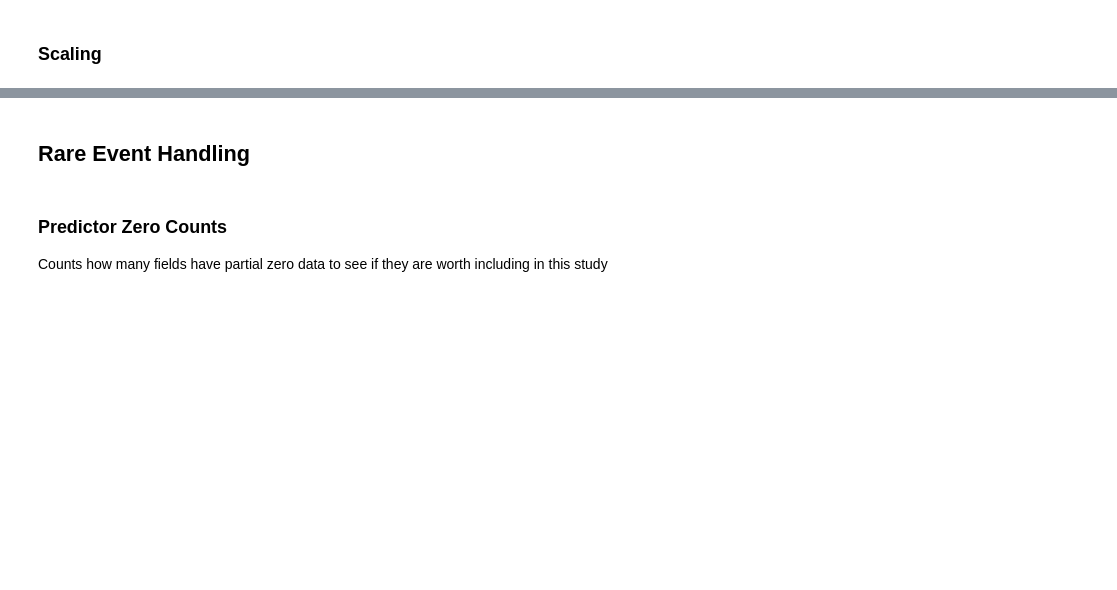
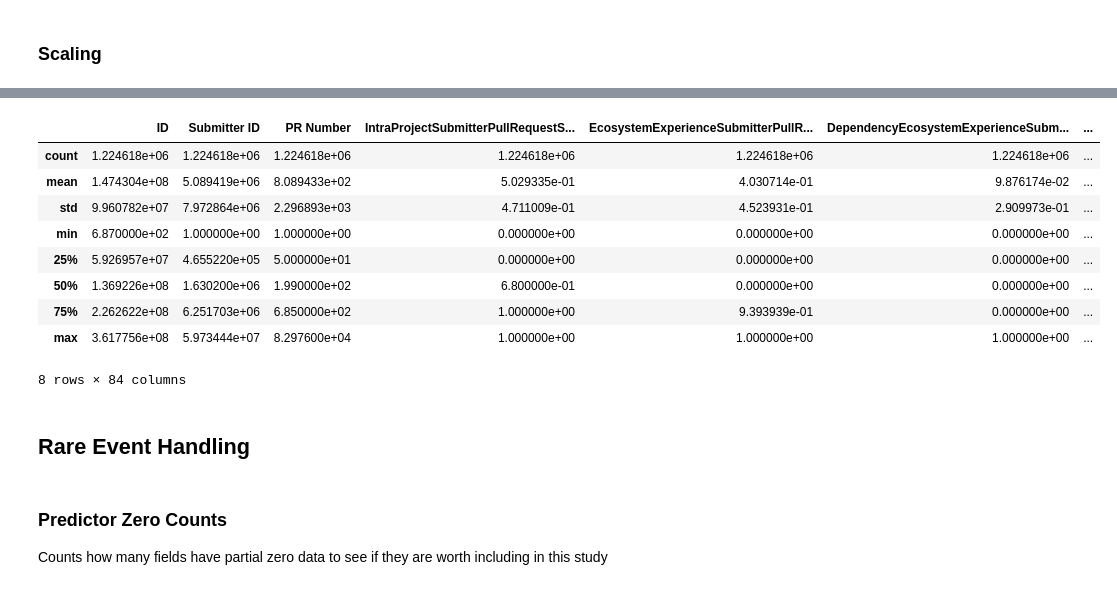
Before and after one commit to wmeijer221/msc_thesis, a Jupyter notebook: python_proj/modelling/notebooks/visualization.ipynb, the cells around one changed output, grey strips where cells are left out. Drawn from its saved outputs; the diff is of its cells as text; code cells hidden in the pictures; blank space fills up the shorter version.

```diff
--- a/python_proj/modelling/notebooks/visualization.ipynb
+++ b/python_proj/modelling/notebooks/visualization.ipynb
@@ -297,7 +297,7 @@ def __fix_x_label_fontsize(__column):
 def create_histogram(_df: pd.DataFrame, _column: str,
                      subfolder_name: str = "",
                      show_without_value = None):
-    can_create_feature_histograms = True
+    can_create_feature_histograms = False
 
     if not can_create_feature_histograms:
         return
@@ -347,6 +347,3 @@ def create_predictor_histograms(__df: pd.DataFrame, subfolder_name: str = ""):
     for column in __df.columns[meta_header_count:]:
         create_histogram(__df, column, subfolder_name,
                          show_without_value=0)
-
-
-# create_predictor_histograms(df, subfolder_name="untransformed")
@@ -561,18 +537,30 @@ for field in count_fields:
 # %% [markdown]
 ### Scaling
 # %%
-def scale(_df: pd.DataFrame):
-    continuous_features = _df[meta_header_count:].select_dtypes(include='number')
+def scale(_df: pd.DataFrame, scaled_fields: pd.Series):
+    scaled_df = _df.copy()
+    # continuous_features = _df.copy().select_dtypes(include='number')
 
-    for feature in continuous_features:
-        mn = _df[feature].min()
-        mx = _df[feature].max()
-        _df[feature] = _df[feature].apply(lambda x: (x - mn) / (mx - mn))
+    for feature in scaled_fields:
+        mn = scaled_df[feature].min()
+        mx = scaled_df[feature].max()
+        scaled_df[feature] = scaled_df[feature].apply(
+            lambda x: (x - mn) / (mx - mn))
 
-    create_predictor_histograms(_df, subfolder_name="final_scaled")
+    create_predictor_histograms(scaled_df, subfolder_name="final_scaled")
 
-    return _df
+    return scaled_df
 
-df = scale(df)
-df_transformed = scale(df_transformed)
+
+meta_headers = df.columns[:meta_header_count]
+scaled_fields = [field for field in df.select_dtypes(include='number').columns
+                 if field not in meta_headers]
+print(scaled_fields)
+df = scale(df, scaled_fields)
+
+
+scaled_fields = [field for field in df_transformed.select_dtypes(include='number').columns
+                 if field not in meta_headers]
+print(scaled_fields)
+df_transformed = scale(df_transformed, scaled_fields)
 # %% [output]
@@ -597,3 +571,16 @@ ln(1 + WeightedFirstOrderOutDegreeCentrality)
+# %%
+df_transformed.describe()
+# %% [output]
+|  | ID | Submitter ID | PR Number | IntraProjectSubmitterPullRequestS... | EcosystemExperienceSubmitterPullR... | DependencyEcosystemExperienceSubm... | ... |
+| count | 1.224618e+06 | 1.224618e+06 | 1.224618e+06 | 1.224618e+06 | 1.224618e+06 | 1.224618e+06 | ... |
+| mean | 1.474304e+08 | 5.089419e+06 | 8.089433e+02 | 5.029335e-01 | 4.030714e-01 | 9.876174e-02 | ... |
+| std | 9.960782e+07 | 7.972864e+06 | 2.296893e+03 | 4.711009e-01 | 4.523931e-01 | 2.909973e-01 | ... |
+| min | 6.870000e+02 | 1.000000e+00 | 1.000000e+00 | 0.000000e+00 | 0.000000e+00 | 0.000000e+00 | ... |
+| 25% | 5.926957e+07 | 4.655220e+05 | 5.000000e+01 | 0.000000e+00 | 0.000000e+00 | 0.000000e+00 | ... |
+| 50% | 1.369226e+08 | 1.630200e+06 | 1.990000e+02 | 6.800000e-01 | 0.000000e+00 | 0.000000e+00 | ... |
+| 75% | 2.262622e+08 | 6.251703e+06 | 6.850000e+02 | 1.000000e+00 | 9.393939e-01 | 0.000000e+00 | ... |
+| max | 3.617756e+08 | 5.973444e+07 | 8.297600e+04 | 1.000000e+00 | 1.000000e+00 | 1.000000e+00 | ... |
+8 rows × 84 columns
 # %% [markdown]
 ## Rare Event Handling
 # %% [markdown]
```
Also changed, not shown: parts of 15 cells of this notebook, 7 other files.
